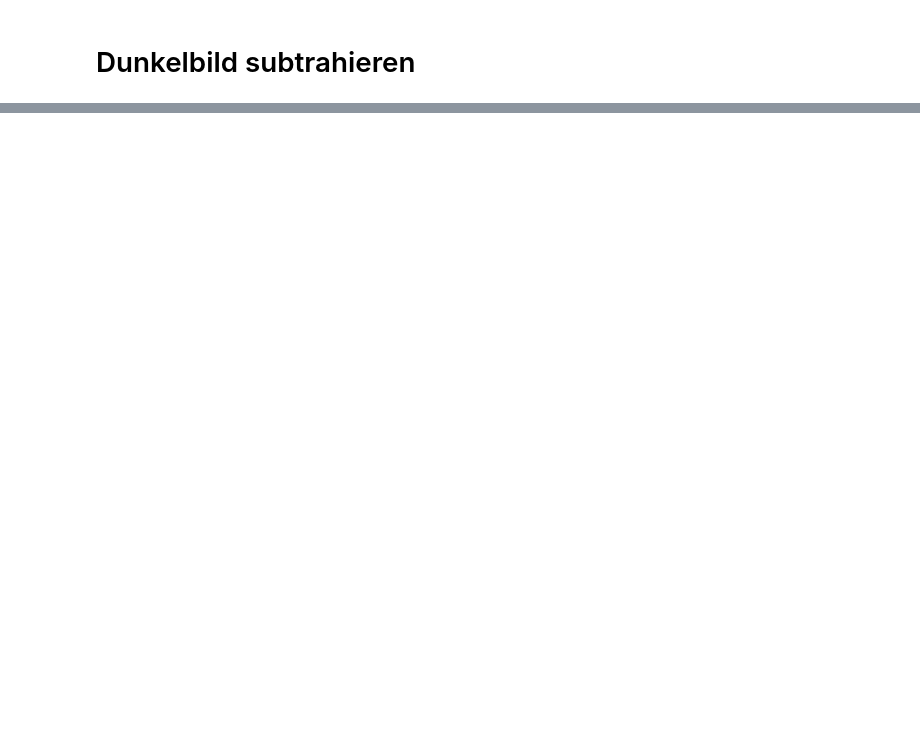
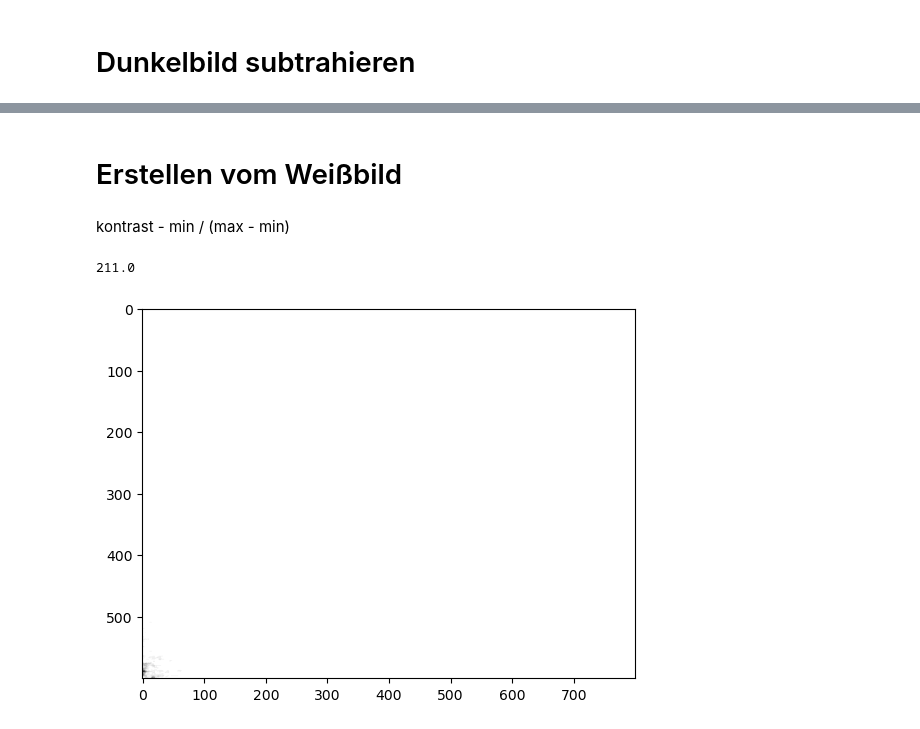
Before and after one commit to hannesbrugger/Signale-und-Systeme, a Jupyter notebook: Versuch2/versuch-2.ipynb, the cells around one changed output, grey strips where cells are left out. Drawn from its saved outputs; the diff is of its cells as text; code cells hidden in the pictures; blank space fills up the shorter version.

```diff
--- a/Versuch2/versuch-2.ipynb
+++ b/Versuch2/versuch-2.ipynb
@@ -91,0 +114,18 @@ plt.imshow(result)
+# %% [markdown]
+# Erstellen vom Weißbild
+# %% [markdown]
+kontrast - min / (max - min)
+# %%
+path = "/Versuch2-Messdaten/Versuch2-bild"
+picList = getPics(path)
+mittelwert = np.array(picList).mean(axis=0)
+
+weisbild = mittelwert - dunkelbild
+kontrastMax = weisbild - np.min(weisbild)
+kontrastMax = (kontrastMax) / np.max(kontrastMax)
+cv2.imwrite("white.png", weisbild)
+plt.imshow(kontrastMax, cmap='gray')
+print(np.max(weisbild))
+# %% [output]
+211.0
+[figure, added]
```
Also changed, not shown: parts of 18 cells of this notebook.
